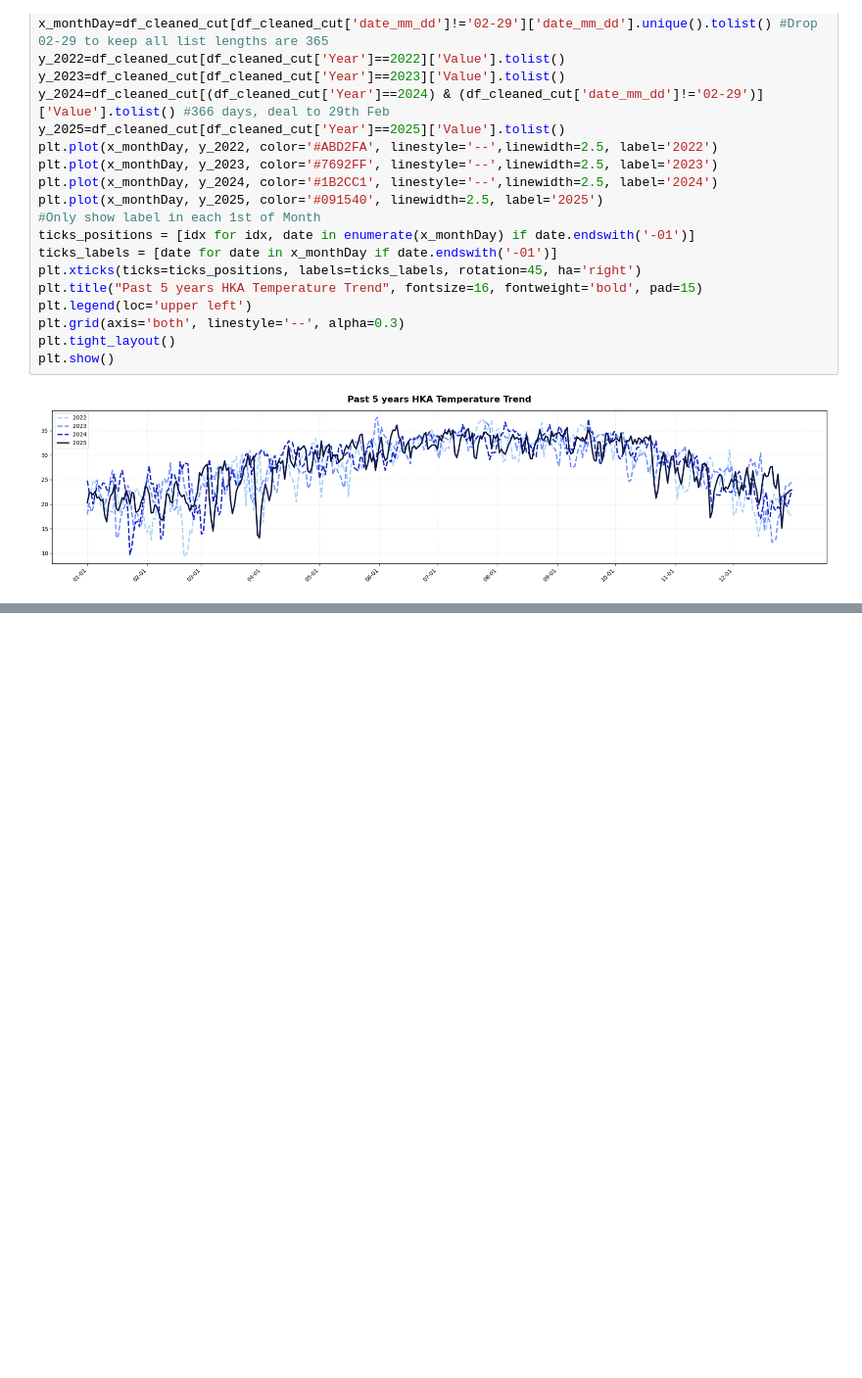
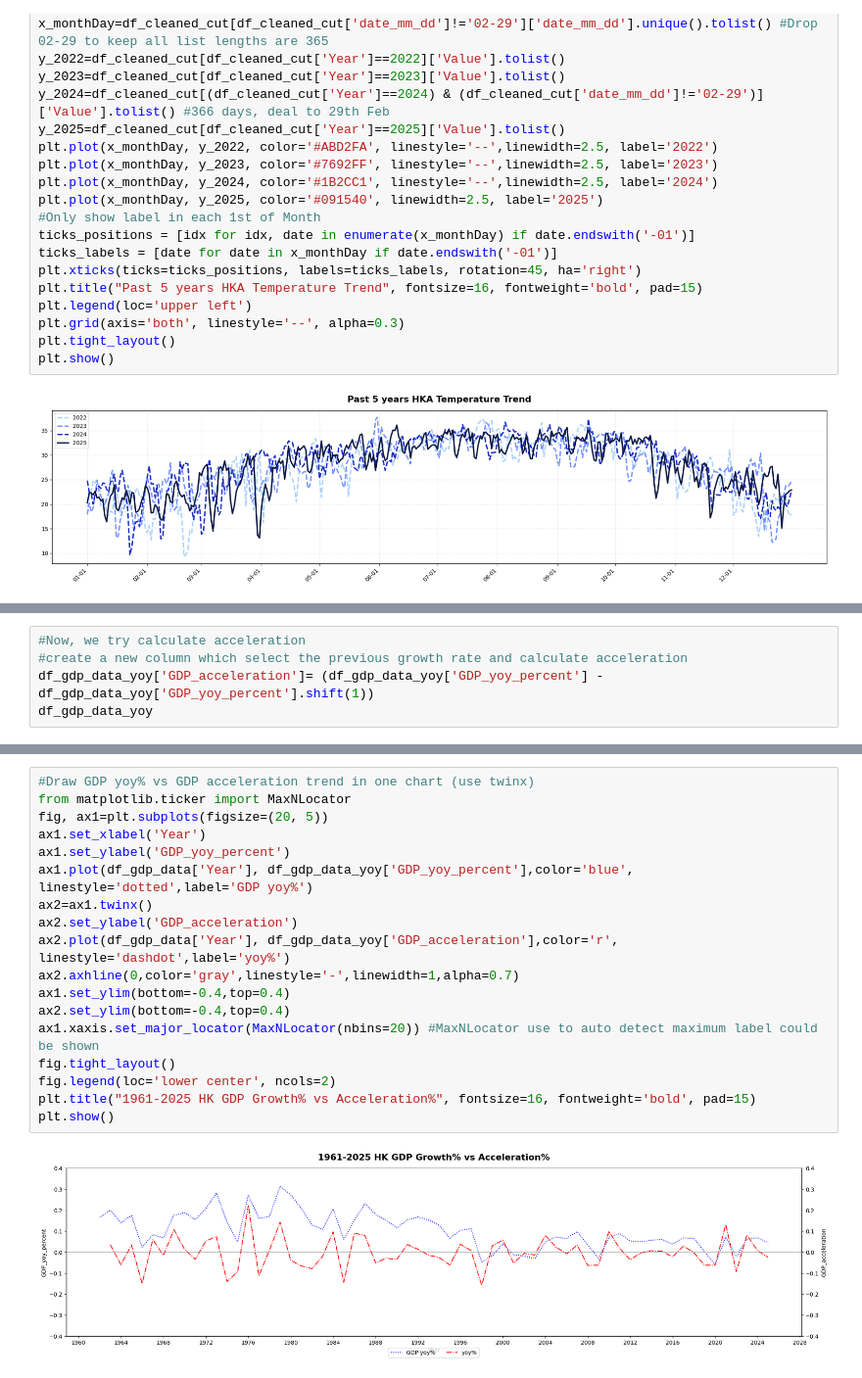
Before and after one commit to leo-cheung37/leo-cheung37, a Jupyter notebook: Statistics/Descriptive Statistics/descriptive_statistics.ipynb, the cells around one changed output, grey strips where cells are left out. Shown at 98% size. Drawn from its saved outputs; the diff is of its cells as text; blank space fills up the shorter version.

```diff
--- a/Statistics/Descriptive Statistics/descriptive_statistics.ipynb
+++ b/Statistics/Descriptive Statistics/descriptive_statistics.ipynb
@@ -341,0 +493,5 @@ plt.show()
+# %%
+#Now, we try calculate acceleration
+#create a new column which select the previous growth rate and calculate acceleration
+df_gdp_data_yoy['GDP_acceleration']= (df_gdp_data_yoy['GDP_yoy_percent'] - df_gdp_data_yoy['GDP_yoy_percent'].shift(1))
+df_gdp_data_yoy
@@ -341,0 +512,20 @@ plt.show()
+# %%
+#Draw GDP yoy% vs GDP acceleration trend in one chart (use twinx)
+from matplotlib.ticker import MaxNLocator
+fig, ax1=plt.subplots(figsize=(20, 5))
+ax1.set_xlabel('Year')
+ax1.set_ylabel('GDP_yoy_percent')
+ax1.plot(df_gdp_data['Year'], df_gdp_data_yoy['GDP_yoy_percent'],color='blue', linestyle='dotted',label='GDP yoy%')
+ax2=ax1.twinx()
+ax2.set_ylabel('GDP_acceleration')
+ax2.plot(df_gdp_data['Year'], df_gdp_data_yoy['GDP_acceleration'],color='r', linestyle='dashdot',label='yoy%')
+ax2.axhline(0,color='gray',linestyle='-',linewidth=1,alpha=0.7)
+ax1.set_ylim(bottom=-0.4,top=0.4)
+ax2.set_ylim(bottom=-0.4,top=0.4)
+ax1.xaxis.set_major_locator(MaxNLocator(nbins=20)) #MaxNLocator use to auto detect maximum label could be shown
+fig.tight_layout()
+fig.legend(loc='lower center', ncols=2)
+plt.title("1961-2025 HK GDP Growth% vs Acceleration%", fontsize=16, fontweight='bold', pad=15)
+plt.show()
+# %% [output]
+[figure, added]
```
Also changed, not shown: parts of 9 cells of this notebook, 2 other files.
